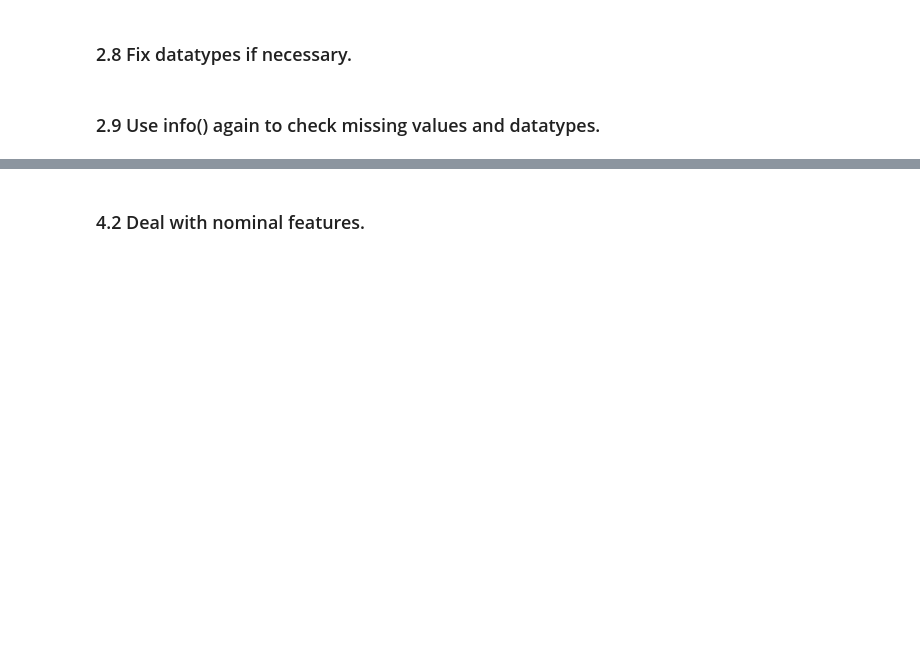
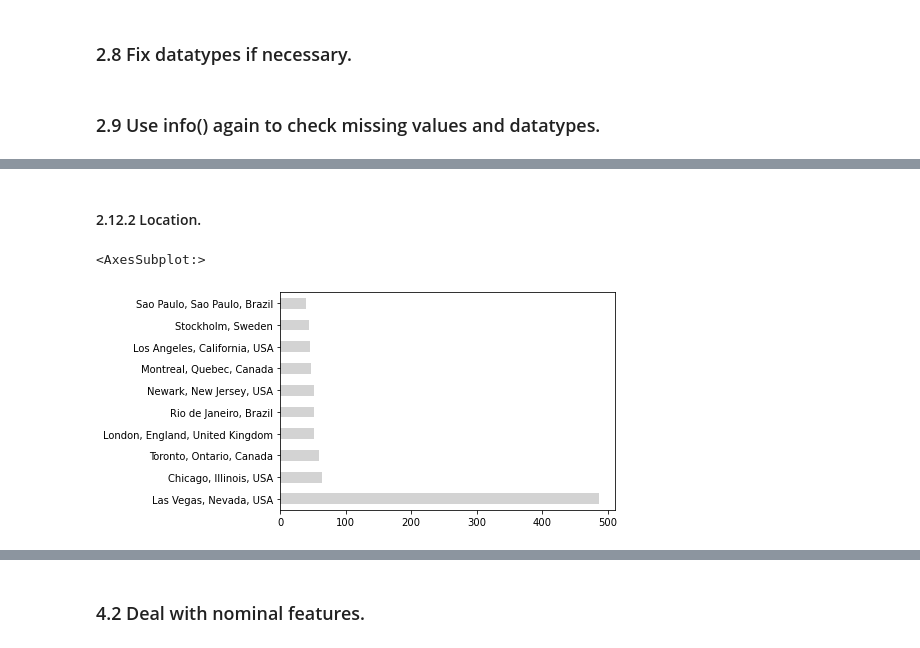
Before and after one commit to Gustavclausen1804/UFC-dataset, a Jupyter notebook: BDA_project.ipynb, the cells around one changed output, grey strips where cells are left out. Saved outputs shown, nothing was run; the diff lists cells and outputs as text; code cells hidden in the pictures; blank space fills up the shorter version.

```diff
--- a/BDA_project.ipynb
+++ b/BDA_project.ipynb
@@ -119,0 +219,7 @@ datatypes
+# %% [markdown]
+#### 2.12.2 Location.
+# %%
+ufc_gen['location'].value_counts().head(10).plot(kind = 'barh', color = 'Lightgrey')
+# %% [output]
+<AxesSubplot:>
+[figure, added]
```
Also changed, not shown: parts of 42 cells of this notebook.
